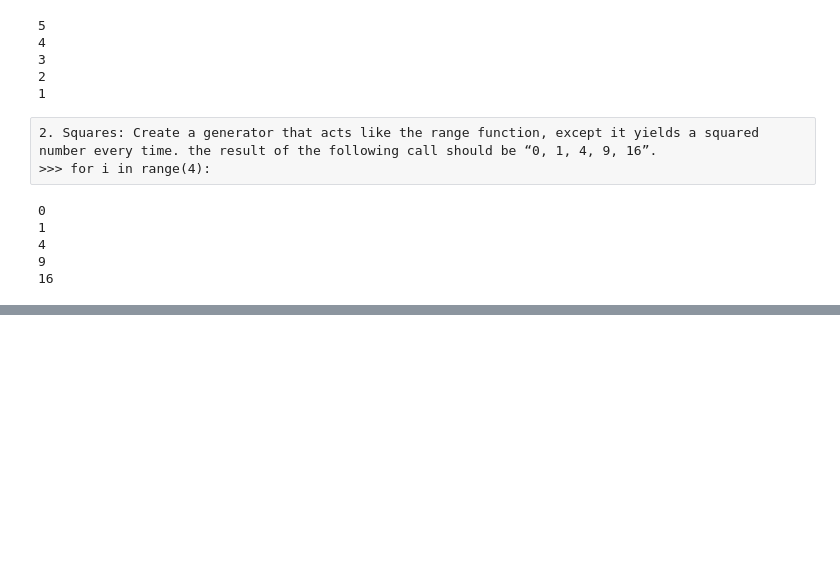
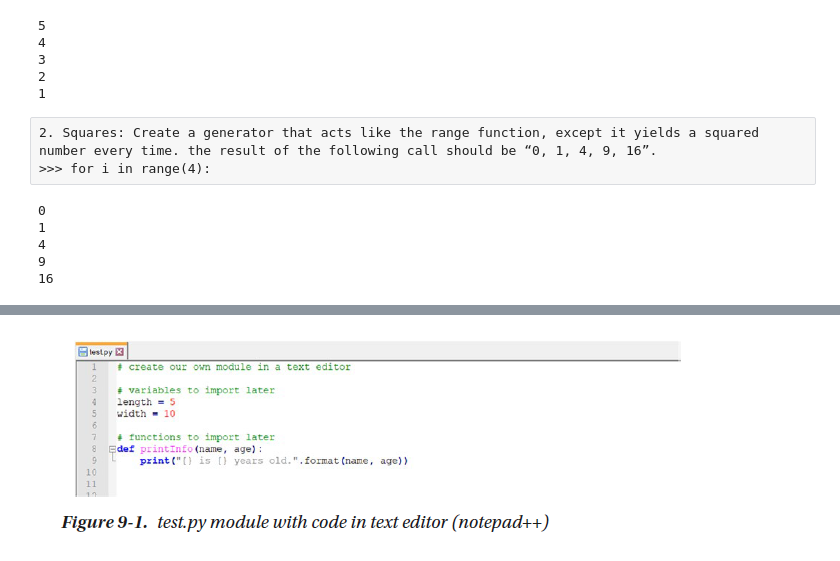
Before and after one commit to python-bootcamp-organization/Python-Bootcamp-101, a Jupyter notebook: Eight_week.ipynb, the cells around one changed output, grey strips where cells are left out. Saved outputs shown, nothing was run; the diff lists cells and outputs as text; code cells hidden in the pictures; blank space fills up the shorter version.

```diff
--- a/Eight_week.ipynb
+++ b/Eight_week.ipynb
@@ -156,0 +388,5 @@ for i in squared(4):
+# %%
+from IPython.display import Image
+Image(filename='images_projects/test.png')
+# %% [output]
+[figure, added]
```
Also changed, not shown: parts of 33 cells of this notebook, 3 other files.
